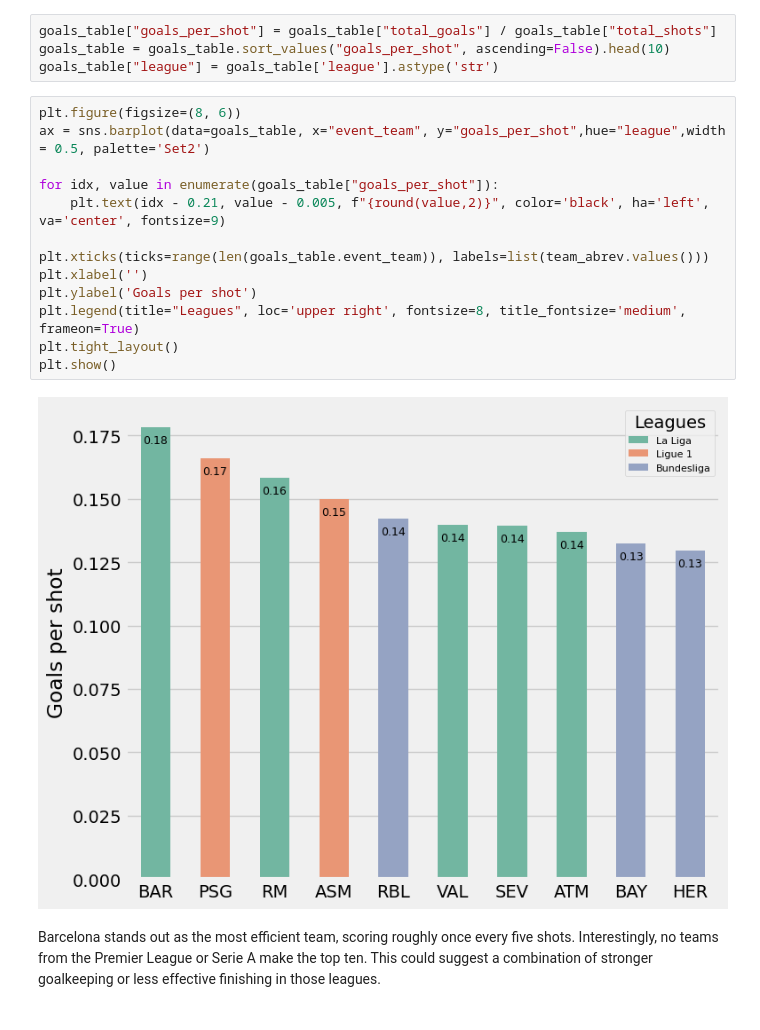
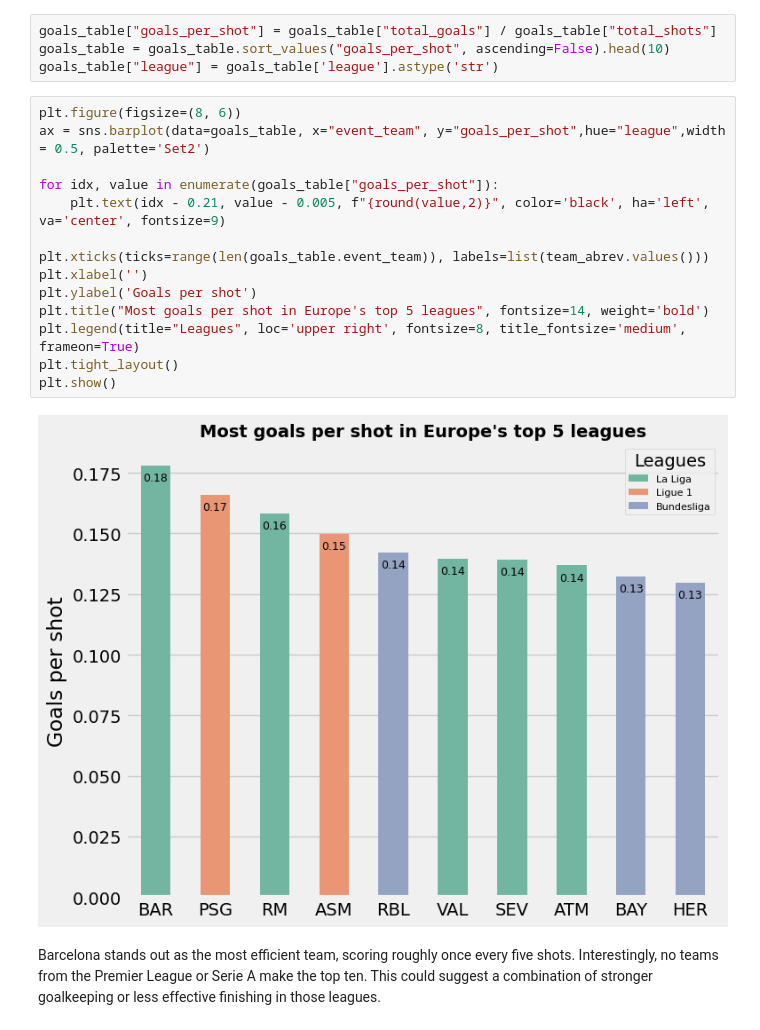
Before and after one commit to yassergribi/Analysis-of-Football-Events, a Jupyter notebook: Analysis_of_Football_Events.ipynb, the cells around one changed output. Cells and saved outputs as stored; diff of their text form.

```diff
--- a/Analysis_of_Football_Events.ipynb
+++ b/Analysis_of_Football_Events.ipynb
@@ -292,18 +293,19 @@ goals_table["league"] = goals_table['league'].astype('str')
 # %%
 plt.figure(figsize=(8, 6))
 ax = sns.barplot(data=goals_table, x="event_team", y="goals_per_shot",hue="league",width = 0.5, palette='Set2')
 
 for idx, value in enumerate(goals_table["goals_per_shot"]):
     plt.text(idx - 0.21, value - 0.005, f"{round(value,2)}", color='black', ha='left', va='center', fontsize=9)
 
 plt.xticks(ticks=range(len(goals_table.event_team)), labels=list(team_abrev.values()))
 plt.xlabel('')
 plt.ylabel('Goals per shot')
+plt.title("Most goals per shot in Europe's top 5 leagues", fontsize=14, weight='bold')
 plt.legend(title="Leagues", loc='upper right', fontsize=8, title_fontsize='medium', frameon=True)
 plt.tight_layout()
 plt.show()
 # %% [output]
-[figure, old version]
+[figure, new version]
 # %% [markdown]
 Barcelona stands out as the most efficient team, scoring roughly once every five shots. Interestingly, no teams from the Premier League or Serie A make the top ten. This could suggest a combination of stronger goalkeeping or less effective finishing in those leagues.
 # %% [markdown]
```
Also changed, not shown: parts of 27 cells of this notebook.
